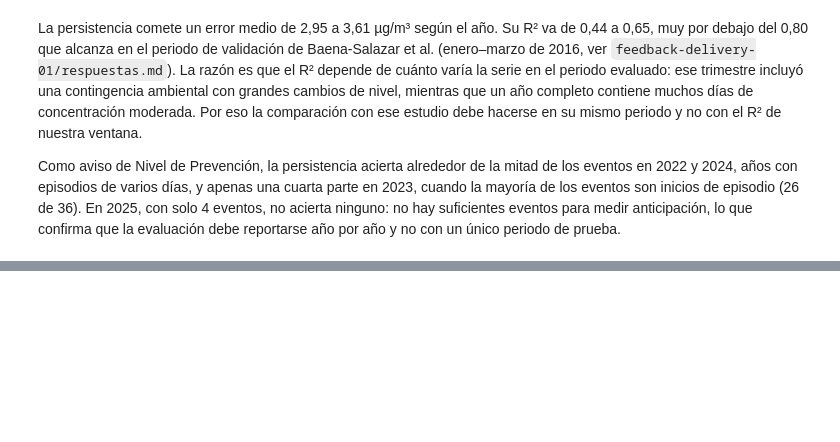
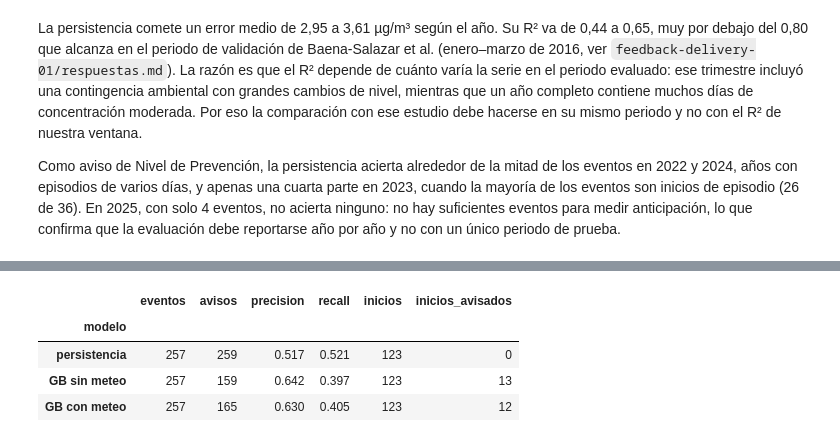
Before and after one commit to linaballesteros/air-quality-applied-ml, a Jupyter notebook: notebooks/02_modelado.ipynb, the cells around one changed output, grey strips where cells are left out. Saved outputs shown, nothing was run; the diff lists cells and outputs as text; code cells hidden in the pictures; blank space fills up the shorter version.

```diff
--- a/notebooks/02_modelado.ipynb
+++ b/notebooks/02_modelado.ipynb
@@ -161,0 +279,15 @@ Como aviso de Nivel de Prevención, la persistencia acierta alrededor de la mita
+# %%
+rows = []
+for year in [*TEST_YEARS, '2022–2025']:
+    mask = evaluated['year'] >= 2022 if year == '2022–2025' else evaluated['year'] == year
+    for model in MODELS:
+        rows.append({'año': year, 'modelo': model, **warning_metrics(
+            evaluated.loc[mask, TARGET], predictions.loc[mask, model], evaluated.loc[mask, 'inicio_episodio'], PREVENTION_THRESHOLD)})
+fixed = pd.DataFrame(rows).set_index(['año', 'modelo'])
+display(fixed.loc['2022–2025'].round(3))
+# %% [output]
+|  | eventos | avisos | precision | recall | inicios | inicios_avisados |
+| modelo |  |  |  |  |  |  |
+| persistencia | 257 | 259 | 0.517 | 0.521 | 123 | 0 |
+| GB sin meteo | 257 | 159 | 0.642 | 0.397 | 123 | 13 |
+| GB con meteo | 257 | 165 | 0.630 | 0.405 | 123 | 12 |
```
Also changed, not shown: parts of 22 cells of this notebook, 7 other files.
